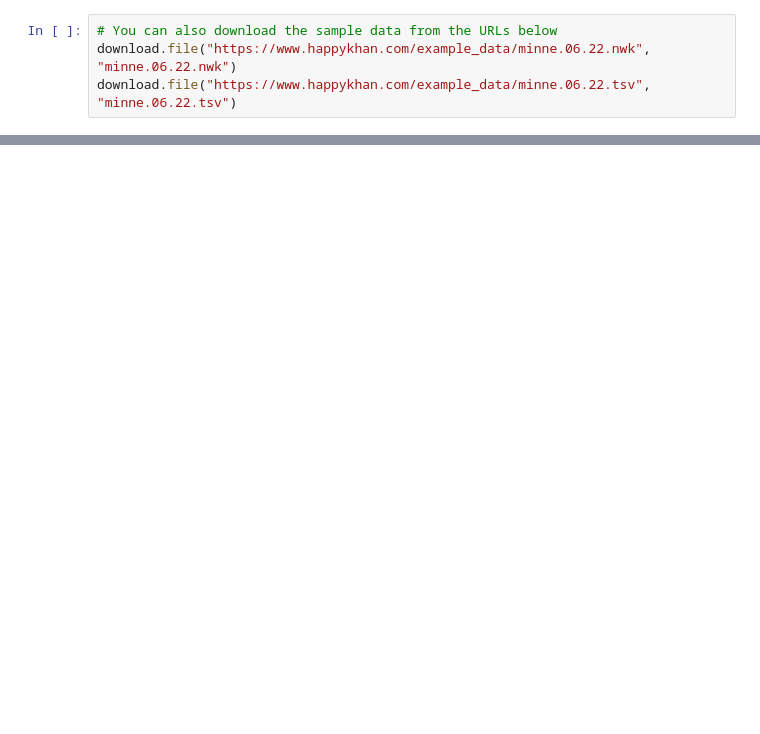
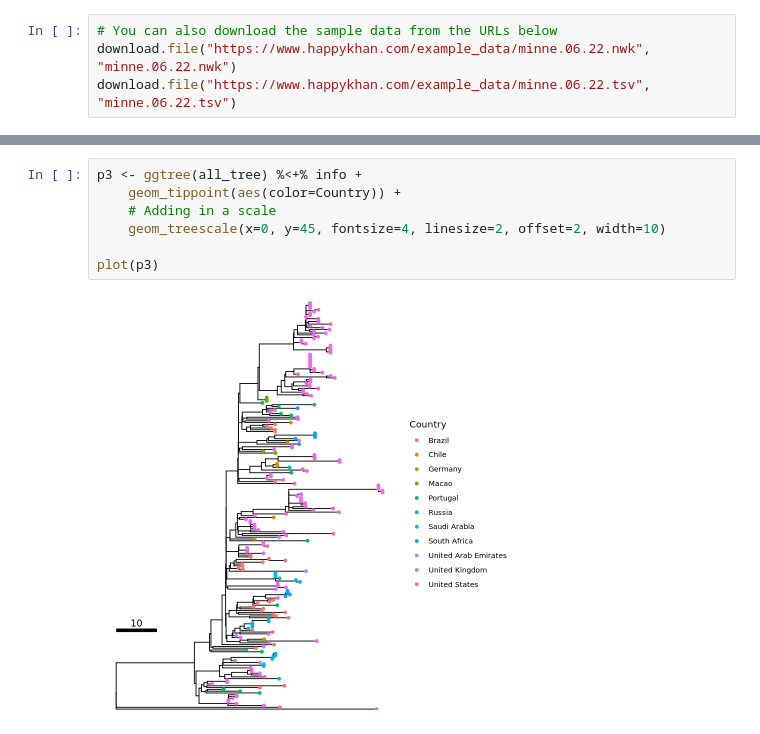
Before and after one commit to quadram-institute-bioscience/datasciencegroup, a Jupyter notebook: 1_phylogenetic_trees/data_science_1_makingtrees.ipynb, the cells around one changed output, grey strips where cells are left out. Drawn from its saved outputs; the diff is of its cells as text; blank space fills up the shorter version.

```diff
--- a/1_phylogenetic_trees/data_science_1_makingtrees.ipynb
+++ b/1_phylogenetic_trees/data_science_1_makingtrees.ipynb
@@ -60,0 +58,9 @@ In terms of configuring the tree scale:
+# %%
+p3 <- ggtree(all_tree) %<+% info +
+    geom_tippoint(aes(color=Country)) +
+    # Adding in a scale
+    geom_treescale(x=0, y=45, fontsize=4, linesize=2, offset=2, width=10)
+
+plot(p3)
+# %% [output]
+[figure, added]
```
Also changed, not shown: parts of 11 cells of this notebook.
